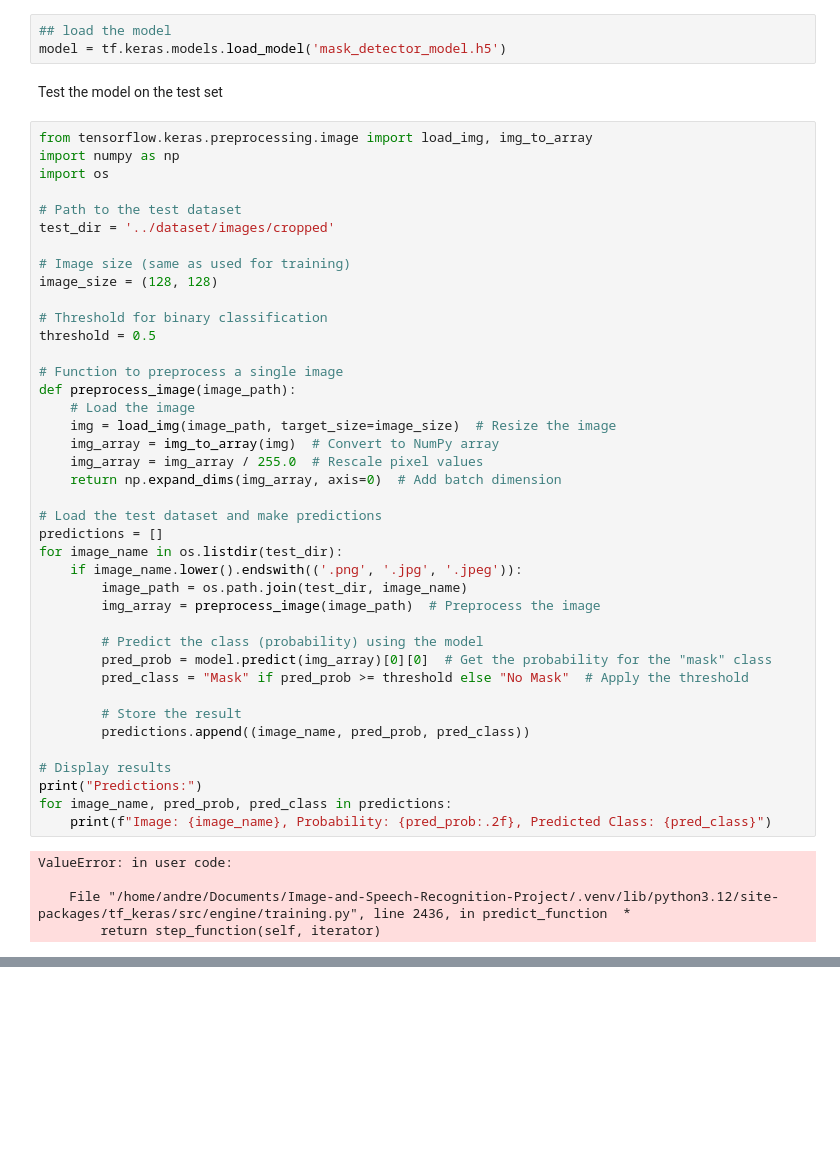
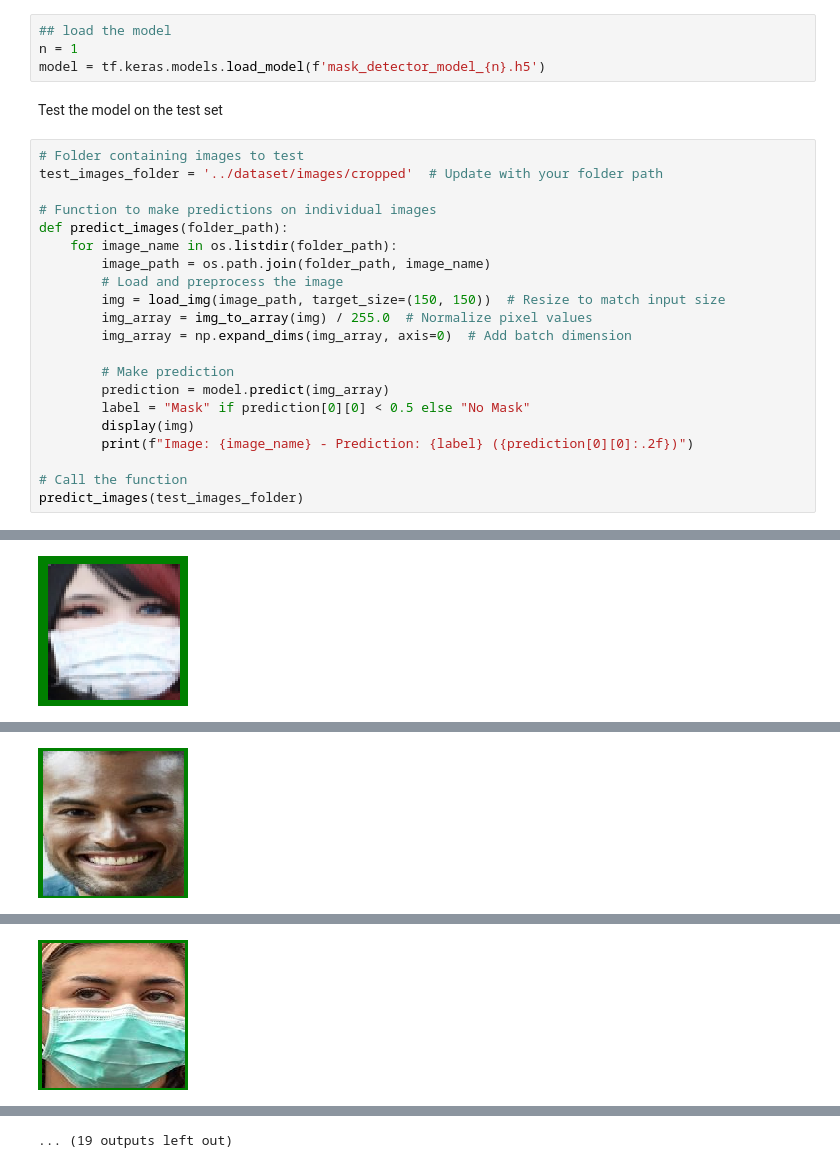
Before and after one commit to TioDosio/Image-and-Speech-Recognition-Project, a Jupyter notebook: Test_face_recogn/Prototype.ipynb, the cells around one changed output, grey strips where cells are left out. Cells and saved outputs as stored; diff of their text form; blank space fills up the shorter version.

```diff
--- a/Test_face_recogn/Prototype.ipynb
+++ b/Test_face_recogn/Prototype.ipynb
@@ -305,51 +257,29 @@ FileNotFoundError: [Errno 2] No such file or directory: 'dataset/train'
 Load the model
 # %%
 ## load the model
-model = tf.keras.models.load_model('mask_detector_model.h5')
+n = 1
+model = tf.keras.models.load_model(f'mask_detector_model_{n}.h5')
 # %% [markdown]
 Test the model on the test set
-# %%
-from tensorflow.keras.preprocessing.image import load_img, img_to_array
-import numpy as np
-import os
-
-# Path to the test dataset
-test_dir = '../dataset/images/cropped'
-
-# Image size (same as used for training)
-image_size = (128, 128)
-
-# Threshold for binary classification
-threshold = 0.5
-
-# Function to preprocess a single image
-def preprocess_image(image_path):
-    # Load the image
-    img = load_img(image_path, target_size=image_size)  # Resize the image
-    img_array = img_to_array(img)  # Convert to NumPy array
-    img_array = img_array / 255.0  # Rescale pixel values
-    return np.expand_dims(img_array, axis=0)  # Add batch dimension
-
-# Load the test dataset and make predictions
-predictions = []
-for image_name in os.listdir(test_dir):
-    if image_name.lower().endswith(('.png', '.jpg', '.jpeg')):
-        image_path = os.path.join(test_dir, image_name)
-        img_array = preprocess_image(image_path)  # Preprocess the image
-
-        # Predict the class (probability) using the model
-        pred_prob = model.predict(img_array)[0][0]  # Get the probability for the "mask" class
-        pred_class = "Mask" if pred_prob >= threshold else "No Mask"  # Apply the threshold
-
-        # Store the result
-        predictions.append((image_name, pred_prob, pred_class))
-
-# Display results
-print("Predictions:")
-for image_name, pred_prob, pred_class in predictions:
-    print(f"Image: {image_name}, Probability: {pred_prob:.2f}, Predicted Class: {pred_class}")
-# %% [output]
-ValueError: in user code:
-
-    File "/home/andre/Documents/Image-and-Speech-Recognition-Project/.venv/lib/python3.12/site-packages/tf_keras/src/engine/training.py", line 2436, in predict_function  *
-        return step_function(self, iterator)
+# %%
+# Folder containing images to test
+test_images_folder = '../dataset/images/cropped'  # Update with your folder path
+
+# Function to make predictions on individual images
+def predict_images(folder_path):
+    for image_name in os.listdir(folder_path):
+        image_path = os.path.join(folder_path, image_name)
+        # Load and preprocess the image
+        img = load_img(image_path, target_size=(150, 150))  # Resize to match input size
+        img_array = img_to_array(img) / 255.0  # Normalize pixel values
+        img_array = np.expand_dims(img_array, axis=0)  # Add batch dimension
+
+        # Make prediction
+        prediction = model.predict(img_array)
+        label = "Mask" if prediction[0][0] < 0.5 else "No Mask"
+        display(img)
+        print(f"Image: {image_name} - Prediction: {label} ({prediction[0][0]:.2f})")
+
+# Call the function
+predict_images(test_images_folder)
+# %% [output]
@@ -355,0 +287 @@ ValueError: in user code:
+[figure, added]
@@ -355,0 +290 @@ ValueError: in user code:
+[figure, added]
@@ -355,0 +293 @@ ValueError: in user code:
+[figure, added]
@@ -355,0 +303 @@ ValueError: in user code:
+... (19 outputs left out)
```
Also changed, not shown: parts of 7 cells of this notebook.
